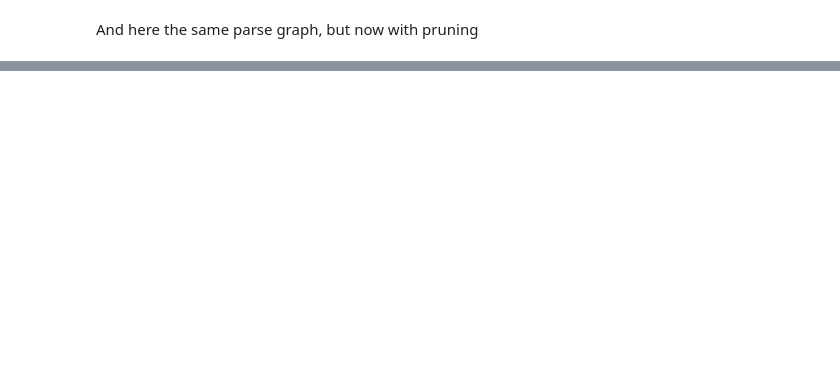
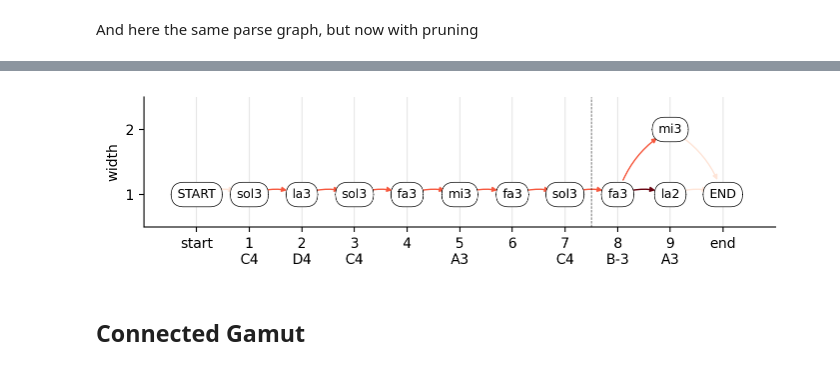
Before and after one commit to bacor/delasol, a Jupyter notebook: notebooks/plotting.ipynb, the cells around one changed output, grey strips where cells are left out. Cells and saved outputs as stored; diff of their text form; code cells hidden in the pictures; blank space fills up the shorter version.

```diff
--- a/notebooks/plotting.ipynb
+++ b/notebooks/plotting.ipynb
@@ -85,0 +112,12 @@ plt.savefig('../figures/parse-graph.png')
+# %%
+from music21 import converter
+CORPUS_DIR = '/Users/bas/surfdrive/Research/Guidonian Hand/Corpus'
+MdB_DIR = f'{CORPUS_DIR}/Marot & de Bèze'
+fn = f'{MdB_DIR}/musicxml/MdB001.musicxml'
+score = converter.parse(fn)
+sol = solmize(score.measures(1, 3), style='continental')
+sol.parse.draw()
+# %% [output]
+[figure, added]
+# %% [markdown]
+## Connected Gamut
```
Also changed, not shown: parts of 20 cells of this notebook, 15 other files.
